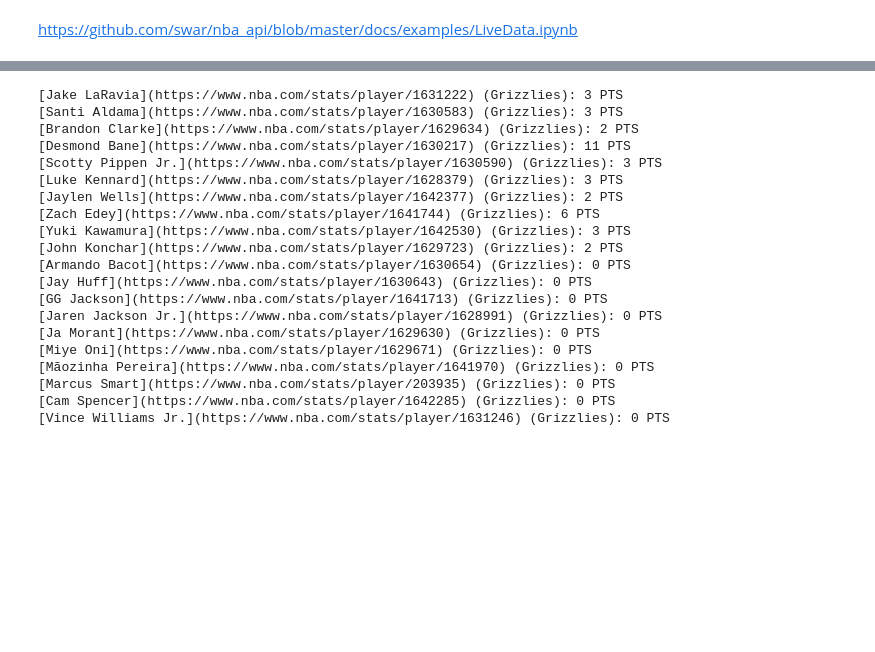
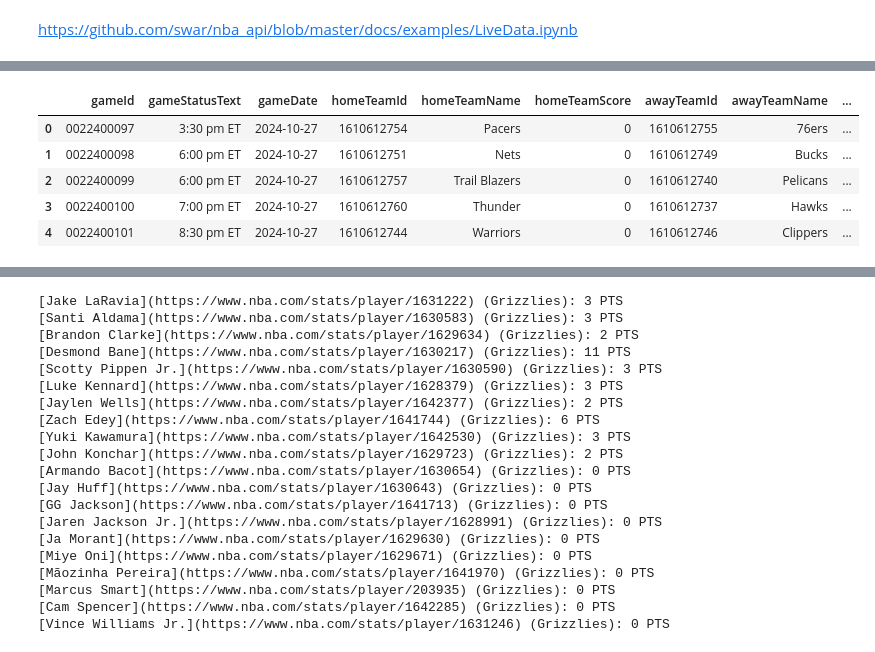
Before and after one commit to slevin48/NBA, a Jupyter notebook: notebook.ipynb, the cells around one changed output, grey strips where cells are left out. Cells and saved outputs as stored; diff of their text form; code cells hidden in the pictures; blank space fills up the shorter version.

```diff
--- a/notebook.ipynb
+++ b/notebook.ipynb
@@ -91,4 +86,38 @@ games.get_dict()['scoreboard']['games'][0]
  'pbOdds': {'team': None, 'odds': 0.0, 'suspended': 0}}
+# %%
+board = scoreboard.ScoreBoard()
+games = board.games.get_dict()
+df = pd.DataFrame(games)
+
+# Select and rename the desired columns
+df_filtered = df[['gameId', 'gameStatusText', 'gameEt']].copy()
+df_filtered['homeTeamId'] = df['homeTeam'].apply(lambda x: x['teamId'])
+df_filtered['homeTeamName'] = df['homeTeam'].apply(lambda x: x['teamName'])
+df_filtered['homeTeamScore'] = df['homeTeam'].apply(lambda x: x['score'])
+df_filtered['awayTeamId'] = df['awayTeam'].apply(lambda x: x['teamId'])
+df_filtered['awayTeamName'] = df['awayTeam'].apply(lambda x: x['teamName'])
+df_filtered['awayTeamScore'] = df['awayTeam'].apply(lambda x: x['score'])
+
+# Add winning team column
+df_filtered['winningTeam'] = df_filtered.apply(
+    lambda row: row['homeTeamName'] if row['homeTeamScore'] > row['awayTeamScore']
+    else (row['awayTeamName'] if row['awayTeamScore'] > row['homeTeamScore']
+          else 'Tie' if row['gameStatusText'] == 'Final' else 'Undefined'),
+    axis=1
+)
+
+# Extract the date from gameEt and rename it gameDate
+df_filtered['gameEt'] = pd.to_datetime(df_filtered['gameEt']).dt.date
+df_filtered.rename(columns={'gameEt': 'gameDate'}, inplace=True)
+
+df_filtered
+# %% [output]
+|  | gameId | gameStatusText | gameDate | homeTeamId | homeTeamName | homeTeamScore | awayTeamId | awayTeamName | ... |
+| 0 | 0022400097 | 3:30 pm ET | 2024-10-27 | 1610612754 | Pacers | 0 | 1610612755 | 76ers | ... |
+| 1 | 0022400098 | 6:00 pm ET | 2024-10-27 | 1610612751 | Nets | 0 | 1610612749 | Bucks | ... |
+| 2 | 0022400099 | 6:00 pm ET | 2024-10-27 | 1610612757 | Trail Blazers | 0 | 1610612740 | Pelicans | ... |
+| 3 | 0022400100 | 7:00 pm ET | 2024-10-27 | 1610612760 | Thunder | 0 | 1610612737 | Hawks | ... |
+| 4 | 0022400101 | 8:30 pm ET | 2024-10-27 | 1610612744 | Warriors | 0 | 1610612746 | Clippers | ... |
 # %%
 import pandas as pd
 from nba_api.live.nba.endpoints import scoreboard
```
Also changed, not shown: parts of 12 cells of this notebook, 5 other files.
